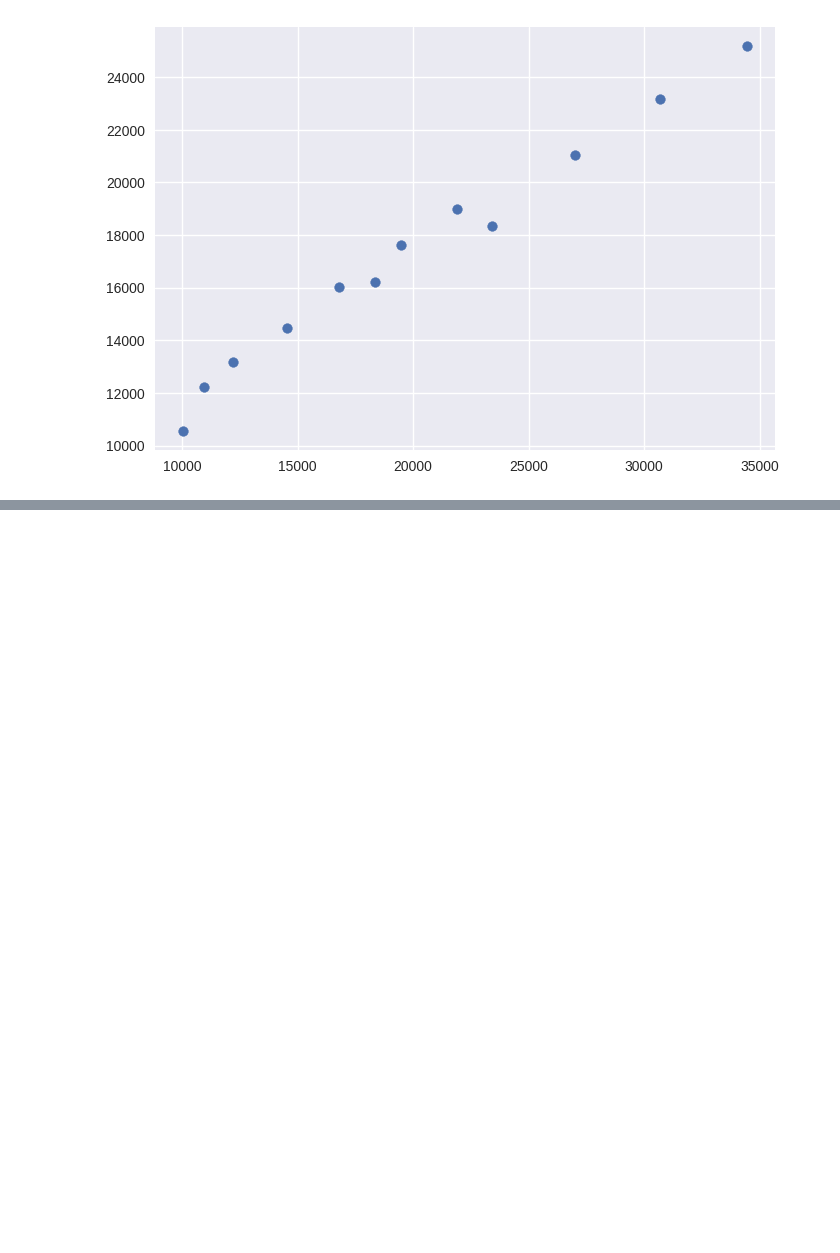
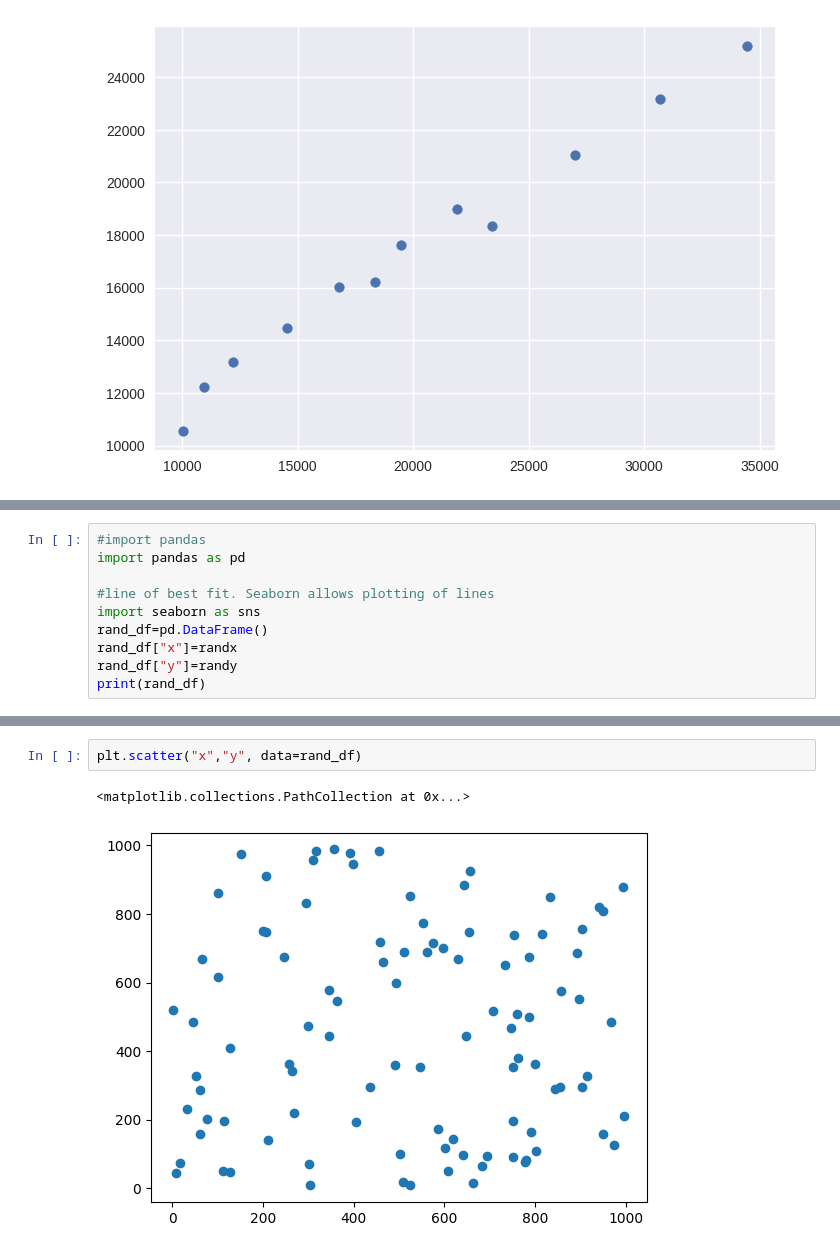
Before and after one commit to gausec/practcomp2022, a Jupyter notebook: PracComp2022.ipynb, the cells around one changed output, grey strips where cells are left out. Drawn from its saved outputs; the diff is of its cells as text; blank space fills up the shorter version.

```diff
--- a/PracComp2022.ipynb
+++ b/PracComp2022.ipynb
@@ -552,0 +595,10 @@ plt.scatter(gdp_australia, gdp_nz)
+# %%
+#import pandas
+import pandas as pd
+
+#line of best fit. Seaborn allows plotting of lines
+import seaborn as sns
+rand_df=pd.DataFrame()
+rand_df["x"]=randx
+rand_df["y"]=randy
+print(rand_df)
@@ -552,0 +620,5 @@ plt.scatter(gdp_australia, gdp_nz)
+# %%
+plt.scatter("x","y", data=rand_df)
+# %% [output]
+<matplotlib.collections.PathCollection at 0x...>
+[figure, added]
```
Also changed, not shown: parts of 62 cells of this notebook.
